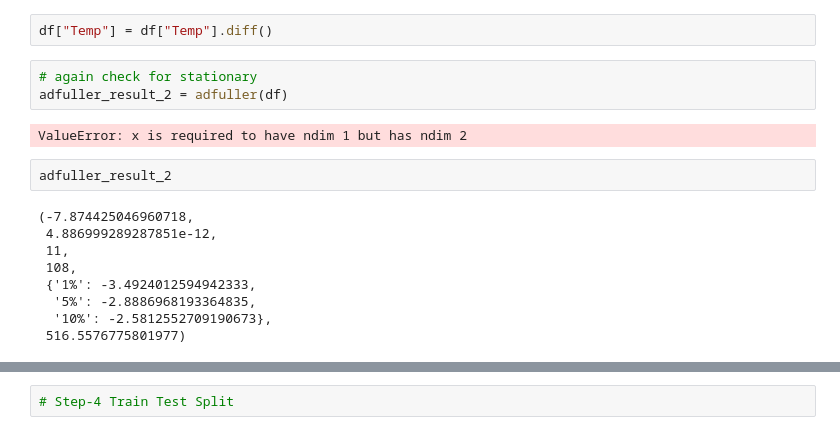
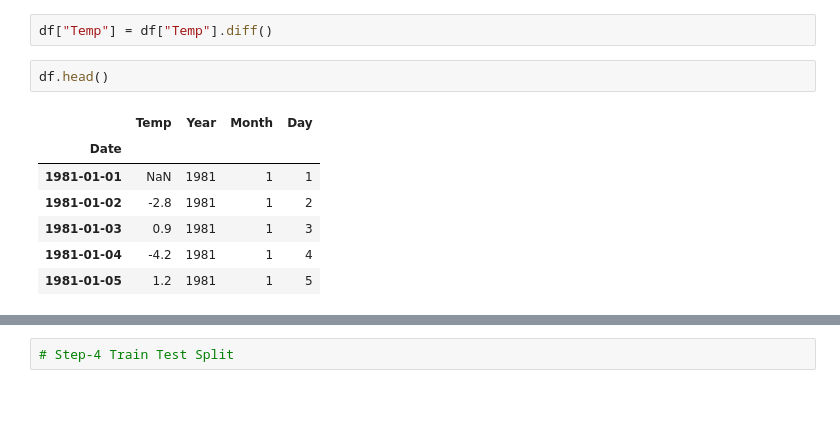
Before and after one commit to KhageshorGiri/Machine_Learning, a Jupyter notebook: Machine Learning/Module 9 - Time Series Analysis/Univariant_Forecasting.ipynb, the cells around one changed output, grey strips where cells are left out. Drawn from its saved outputs; the diff is of its cells as text; blank space fills up the shorter version.

```diff
--- a/Machine Learning/Module 9 - Time Series Analysis/Univariant_Forecasting.ipynb
+++ b/Machine Learning/Module 9 - Time Series Analysis/Univariant_Forecasting.ipynb
@@ -214,19 +214,13 @@ The palue is > 0.5 so the dataset is not stationary
 # Converting Non-Stationary dataset into stationary dataset using Differencing
 # %%
 df["Temp"] = df["Temp"].diff()
-# %%
-# again check for stationary
-adfuller_result_2 = adfuller(df)
-# %% [output]
-ValueError: x is required to have ndim 1 but has ndim 2
-# %%
-adfuller_result_2
-# %% [output]
-(-7.874425046960718,
- 4.886999289287851e-12,
- 11,
- 108,
- {'1%': -3.4924012594942333,
-  '5%': -2.8886968193364835,
-  '10%': -2.5812552709190673},
- 516.5576775801977)
+# %%
+df.head()
+# %% [output]
+|  | Temp | Year | Month | Day |
+| Date |  |  |  |  |
+| 1981-01-01 | NaN | 1981 | 1 | 1 |
+| 1981-01-02 | -2.8 | 1981 | 1 | 2 |
+| 1981-01-03 | 0.9 | 1981 | 1 | 3 |
+| 1981-01-04 | -4.2 | 1981 | 1 | 4 |
+| 1981-01-05 | 1.2 | 1981 | 1 | 5 |
```
Also changed, not shown: parts of 9 cells of this notebook.
